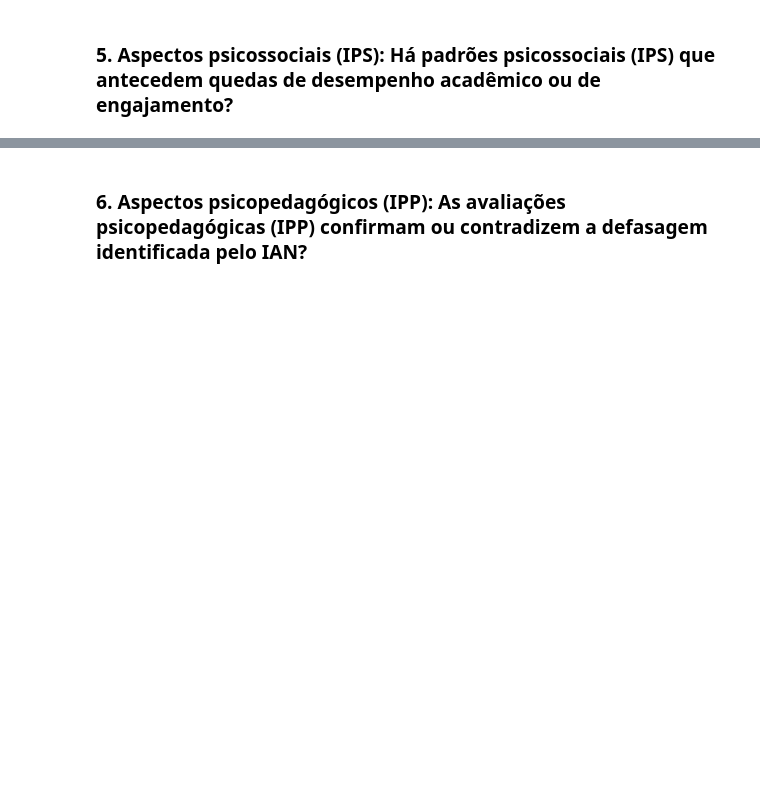
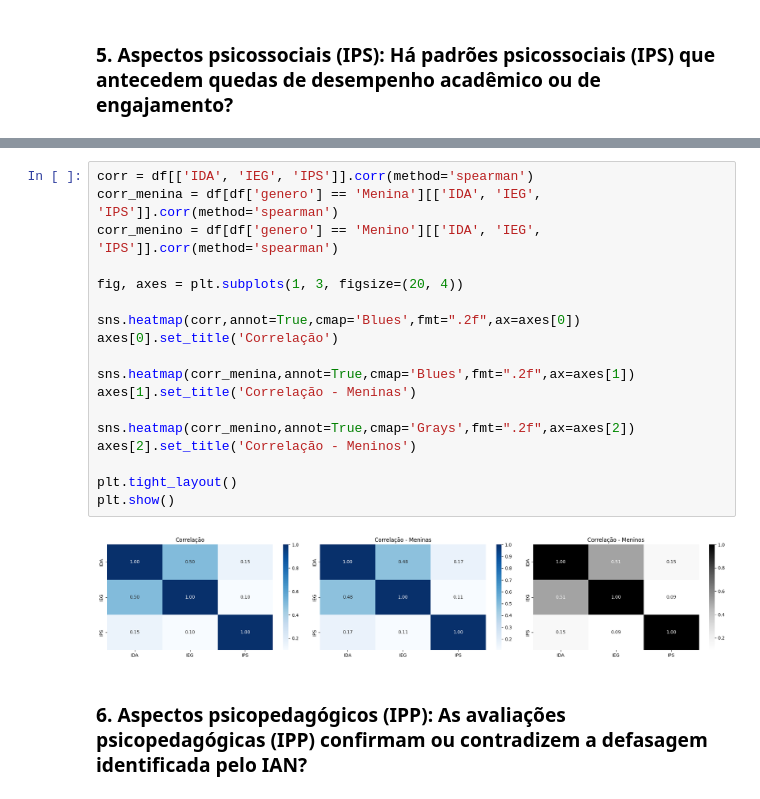
Before and after one commit to GustavOnaga/Pos-em-Data-Analytics-FIAP, a Jupyter notebook: Datathon/Notebook/Datathon.ipynb, the cells around one changed output, grey strips where cells are left out. Drawn from its saved outputs; the diff is of its cells as text; blank space fills up the shorter version.

```diff
--- a/Datathon/Notebook/Datathon.ipynb
+++ b/Datathon/Notebook/Datathon.ipynb
@@ -323,3 +337,23 @@ plt.show()
+# %%
+corr = df[['IDA', 'IEG', 'IPS']].corr(method='spearman')
+corr_menina = df[df['genero'] == 'Menina'][['IDA', 'IEG', 'IPS']].corr(method='spearman')
+corr_menino = df[df['genero'] == 'Menino'][['IDA', 'IEG', 'IPS']].corr(method='spearman')
+
+fig, axes = plt.subplots(1, 3, figsize=(20, 4))
+
+sns.heatmap(corr,annot=True,cmap='Blues',fmt=".2f",ax=axes[0])
+axes[0].set_title('Correlação')
+
+sns.heatmap(corr_menina,annot=True,cmap='Blues',fmt=".2f",ax=axes[1])
+axes[1].set_title('Correlação - Meninas')
+
+sns.heatmap(corr_menino,annot=True,cmap='Grays',fmt=".2f",ax=axes[2])
+axes[2].set_title('Correlação - Meninos')
+
+plt.tight_layout()
+plt.show()
+# %% [output]
+[figure, added]
 # %% [markdown]
 ### 6. Aspectos psicopedagógicos (IPP): As avaliações psicopedagógicas (IPP) confirmam ou contradizem a defasagem identificada pelo IAN?
 # %% [markdown]
```
Also changed, not shown: parts of 24 cells of this notebook.
